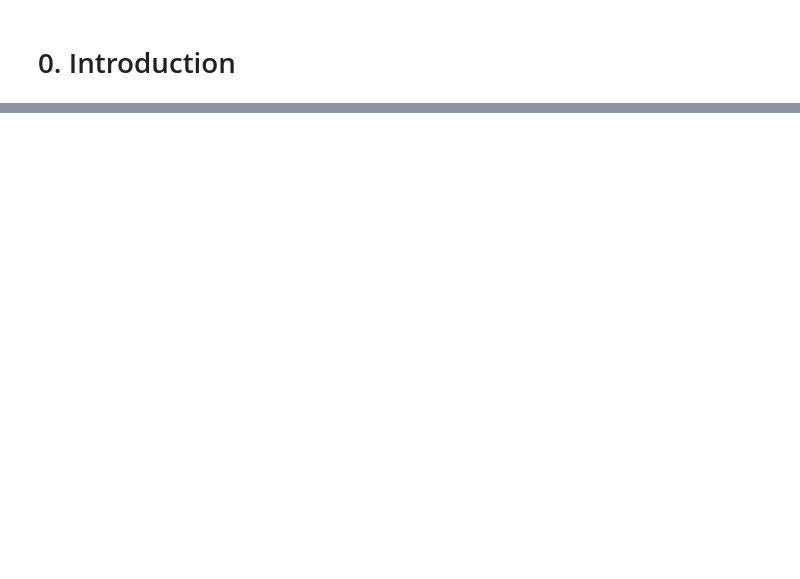
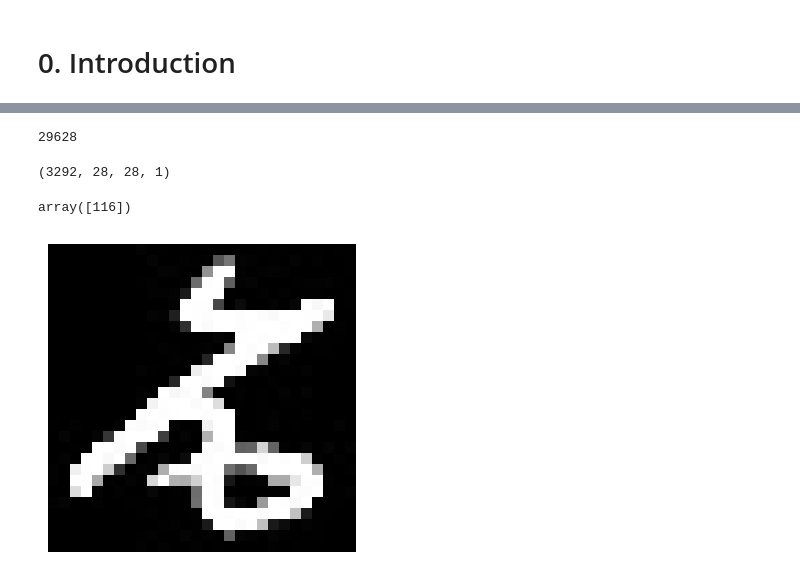
Before and after one commit to wubeshetA/HahuNet, a Jupyter notebook: src/HahuNet.ipynb, the cells around one changed output, grey strips where cells are left out. Drawn from its saved outputs; the diff is of its cells as text; code cells hidden in the pictures; blank space fills up the shorter version.

```diff
--- a/src/HahuNet.ipynb
+++ b/src/HahuNet.ipynb
@@ -20,0 +72,54 @@ The Amharic language, primarily spoken in Ethiopia, is written using a version o
+# %%
+def load_train_test_data():
+    dataset = AmharicDataset('/content/dataset')
+    # Get all the datasets
+    all_images = dataset.image_filenames
+
+    # Split the dataset into training and test data
+    train_images, test_images = train_test_split(all_images, test_size=0.1, random_state=42)
+
+    # Create separate datasets for training and test
+    train_dataset = [dataset[idx] for idx in range(len(dataset)) if dataset.image_filenames[idx] in train_images]
+    test_dataset = [dataset[idx] for idx in range(len(dataset)) if dataset.image_filenames[idx] in test_images]
+    return train_dataset, test_dataset
+# %%
+train_dataset, test_dataset = load_train_test_data()
+# %%
+len(train_dataset)
+# %% [output]
+29628
+# %%
+
+
+def split_train_test_data(train_dataset, test_dataset):
+    # Convert train and test datasets to numpy arrays
+    X_train_orig, Y_train_orig = zip(*train_dataset)
+    X_test_orig, Y_test_orig = zip(*test_dataset)
+
+    # Convert to numpy arrays
+    X_train_orig = np.array(X_train_orig).reshape(-1, X_train_orig[0].shape[0], X_train_orig[0].shape[1], 1)
+    X_test_orig = np.array(X_test_orig).reshape(-1, X_test_orig[0].shape[0], X_test_orig[0].shape[1], 1)
+    Y_train_orig = np.array(Y_train_orig).reshape(-1, 1)
+    Y_test_orig = np.array(Y_test_orig).reshape(-1, 1)
+
+    return X_train_orig, Y_train_orig, X_test_orig, Y_test_orig
+# %%
+X_train_orig, Y_train_orig, X_test_orig, Y_test_orig = split_train_test_data(train_dataset, test_dataset)
+# %%
+X_test_orig.shape
+# %% [output]
+(3292, 28, 28, 1)
+# %%
+Y_train_orig[35]
+# %% [output]
+array([116])
+# %%
+
+index = 35
+# Display the image with smaller window size and in grayscale
+plt.figure(figsize=(4, 4))  # Set the figure size to a smaller window size
+plt.imshow(X_train_orig[index], cmap='gray')  # Display the image in grayscale
+plt.axis('off')  # Turn off axis labels
+plt.show()
+# %% [output]
+[figure, added]
```
Also changed, not shown: parts of 20 cells of this notebook.
